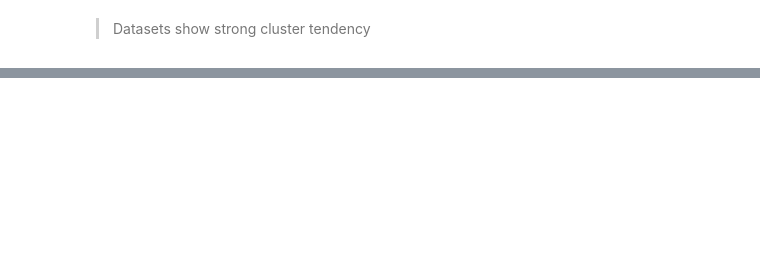
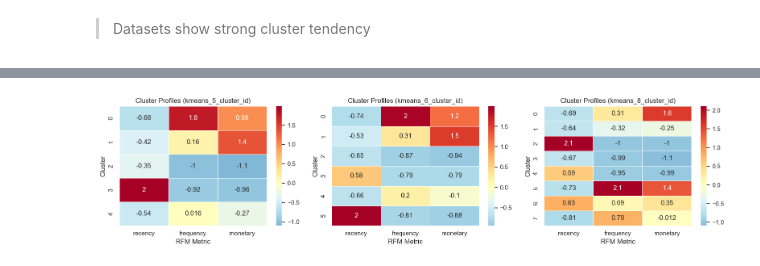
Before and after one commit to liemnh98/LJMU-Data-Science-Masters-Dissertation, a Jupyter notebook: 5b-kmeans_rfm.ipynb, the cells around one changed output, grey strips where cells are left out. Drawn from its saved outputs; the diff is of its cells as text; code cells hidden in the pictures; blank space fills up the shorter version.

```diff
--- a/5b-kmeans_rfm.ipynb
+++ b/5b-kmeans_rfm.ipynb
@@ -92,0 +359,18 @@ np.float64(0.8600495517376399)
+# %%
+fig, axes = plt.subplots(3, 3, figsize=(14, 10), sharey='row')
+
+for i, k in enumerate([5,6,8]):
+
+    plot_rfm_cluster_profiles(
+        rfm_df,
+        recency_col="recency",
+        frequency_col="frequency",
+        monetary_col="monetary",
+        cluster_col=f"kmeans_{k}_cluster_id",
+        axes=axes[i]
+    )
+
+    axes[i,0].set_ylabel(f"k={k}")
+
+plt.tight_layout()
+plt.show()
@@ -92,0 +420,17 @@ np.float64(0.8600495517376399)
+# %%
+fig, axes = plt.subplots(1, 3, figsize=(16, 4))
+
+for i, k in enumerate([5, 6, 8]):
+    plot_rfm_cluster_heatmap(
+        rfm_df,
+        recency_col="recency",
+        frequency_col="frequency",
+        monetary_col="monetary",
+        cluster_col=f"kmeans_{k}_cluster_id",
+        ax=axes[i]
+    )
+
+plt.tight_layout()
+plt.show()
+# %% [output]
+[figure, added]
```
Also changed, not shown: parts of 35 cells of this notebook, 1 other file.
